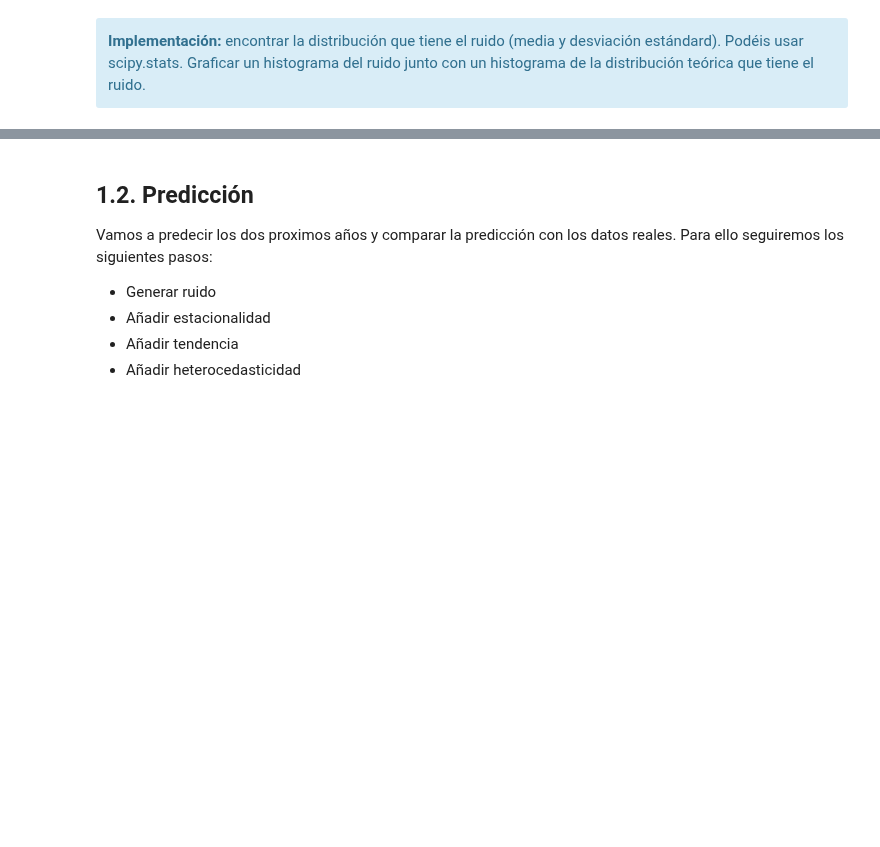
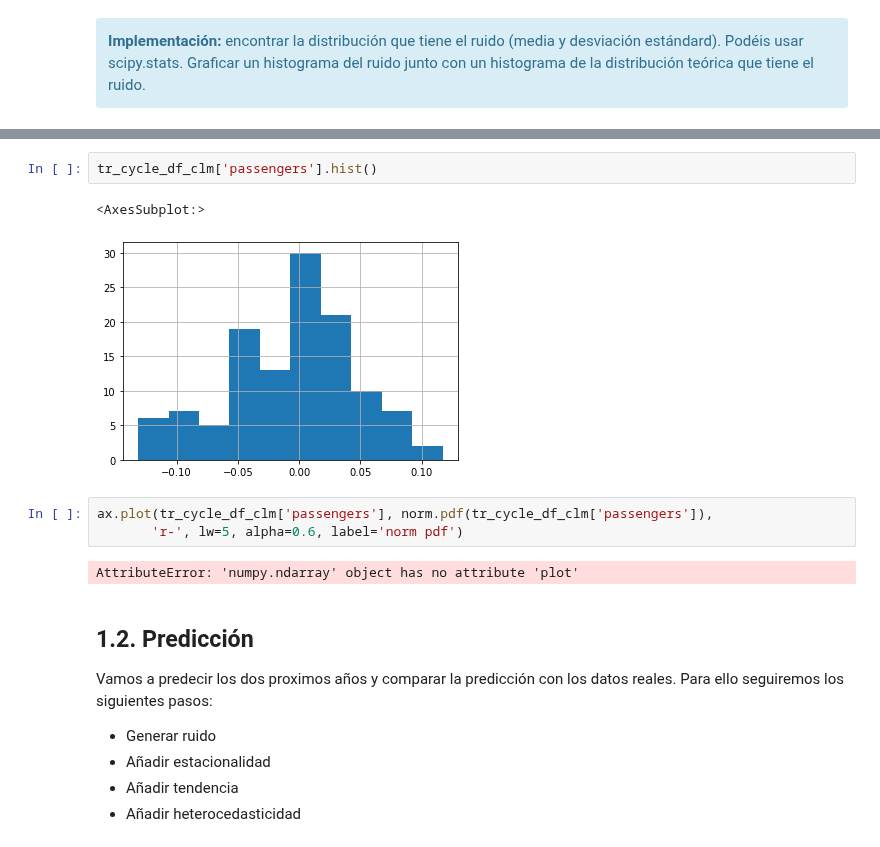
Before and after one commit to angelbujalance/MAME_PEC, a Jupyter notebook: 20221_M2.855_PEC4-Enunciado.ipynb, the cells around one changed output, grey strips where cells are left out. Cells and saved outputs as stored; diff of their text form; blank space fills up the shorter version.

```diff
--- a/20221_M2.855_PEC4-Enunciado.ipynb
+++ b/20221_M2.855_PEC4-Enunciado.ipynb
@@ -381,3 +412,13 @@ Una vez eliminadas la heterocedasticidad, la tendencia y la estacionalidad, lo q
+# %%
+tr_cycle_df_clm['passengers'].hist()
+# %% [output]
+<AxesSubplot:>
+[figure, added]
+# %%
+ax.plot(tr_cycle_df_clm['passengers'], norm.pdf(tr_cycle_df_clm['passengers']),
+       'r-', lw=5, alpha=0.6, label='norm pdf')
+# %% [output]
+AttributeError: 'numpy.ndarray' object has no attribute 'plot'
 # %% [markdown]
 ## 1.2. Predicción
 
```
Also changed, not shown: parts of 2 cells of this notebook.
